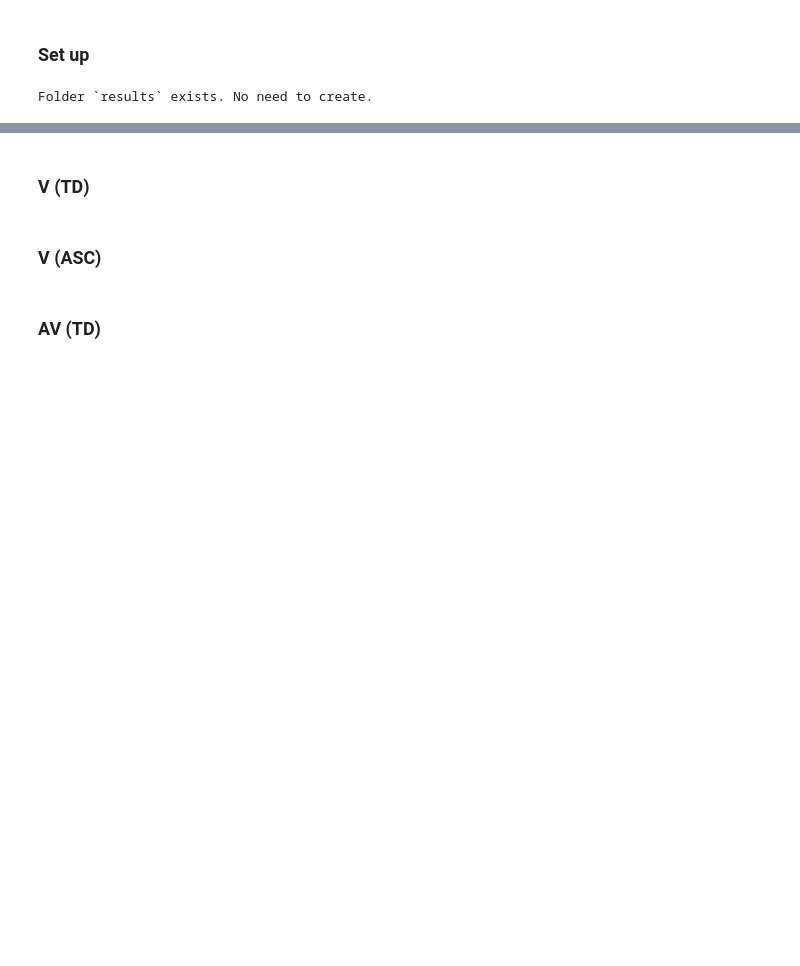
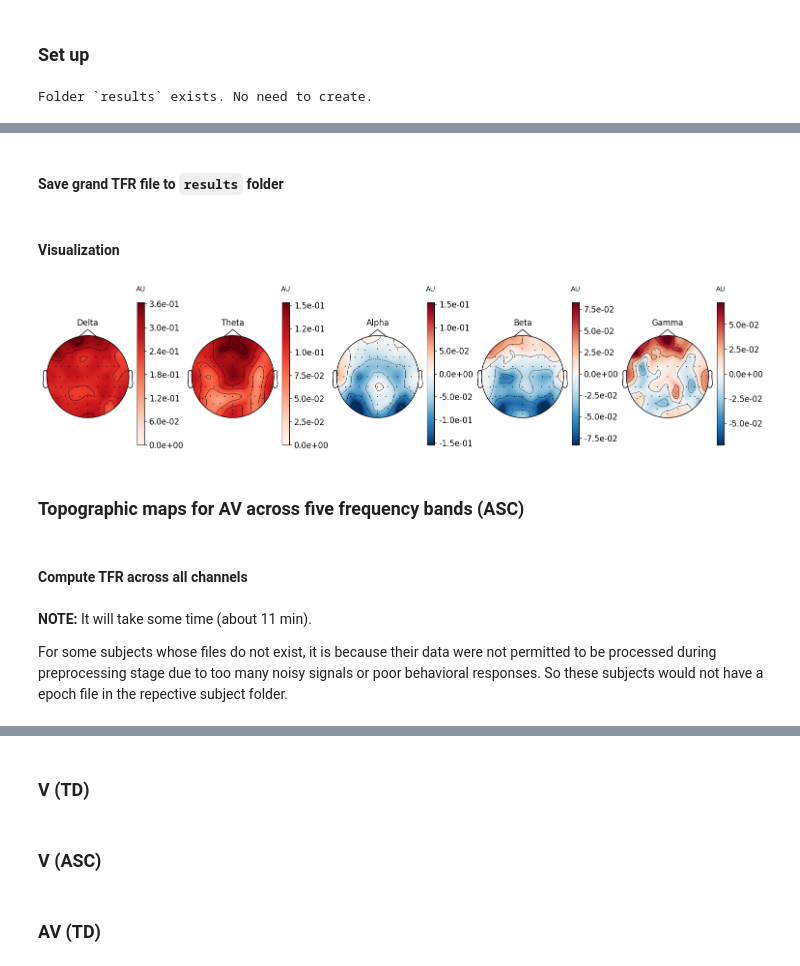
Before and after one commit to PigTzu/Lin_project, a Jupyter notebook: time-frequency_analysis_v2.ipynb, the cells around one changed output, grey strips where cells are left out. Drawn from its saved outputs; the diff is of its cells as text; code cells hidden in the pictures; blank space fills up the shorter version.

```diff
--- a/time-frequency_analysis_v2.ipynb
+++ b/time-frequency_analysis_v2.ipynb
@@ -30,0 +33,6 @@ n_cycles = freqs / 2.0  # different number of cycle per frequency
+# %%
+subject_paths = glob.glob(os.path.join(derivatives_dir, 'sub-10*'))
+subject_ids = sorted([os.path.basename(p) for p in subject_paths if os.path.isdir(p)])
+#subject_ids = ['sub-10025']
+condition = 'AV'
+picks = ['eeg']
@@ -30,0 +45,2 @@ n_cycles = freqs / 2.0  # different number of cycle per frequency
+# %%
+grand_power_AV_TD, all_power_AV_TD = compute_grand_tfr(derivatives_dir,subject_ids,freqs,n_cycles,condition,picks)
@@ -30,0 +87,2 @@ n_cycles = freqs / 2.0  # different number of cycle per frequency
+# %% [markdown]
+#### Save grand TFR file to `results` folder
@@ -30,0 +93,28 @@ n_cycles = freqs / 2.0  # different number of cycle per frequency
+# %% [markdown]
+#### Visualization
+# %%
+fig, axes = plt.subplots(1, 5, figsize=(15, 5), layout="constrained")
+
+topomap_kw = dict(
+    ch_type="eeg",
+    tmin=0,
+    tmax=0.9,
+    baseline=(-0.2, 0),
+    mode="logratio",
+    #vlim=(-0.3, 0.3),
+    show=False
+)
+
+plot_dict = dict(Delta=dict(fmin=1, fmax=4),
+                 Theta=dict(fmin=4, fmax=8),
+                 Alpha=dict(fmin=8, fmax=12),
+                 Beta=dict(fmin=12, fmax=30),
+                 Gamma=dict(fmin=30, fmax=50))
+
+for ax, (title, fmin_fmax) in zip(axes, plot_dict.items()):
+    grand_power_AV_TD.plot_topomap(**fmin_fmax, axes=ax, **topomap_kw)
+    ax.set_title(title)
+# %% [output]
+[figure, added]
+# %% [markdown]
+### Topographic maps for AV across five frequency bands (ASC)
@@ -30,0 +126,6 @@ n_cycles = freqs / 2.0  # different number of cycle per frequency
+# %% [markdown]
+#### Compute TFR across all channels
+# %% [markdown]
+**NOTE:** It will take some time (about 11 min).
+
+For some subjects whose files do not exist, it is because their data were not permitted to be processed during preprocessing stage due to too many noisy signals or poor behavioral responses. So these subjects would not have a epoch file in the repective subject folder.
```
Also changed, not shown: parts of 39 cells of this notebook, 1 other file.
